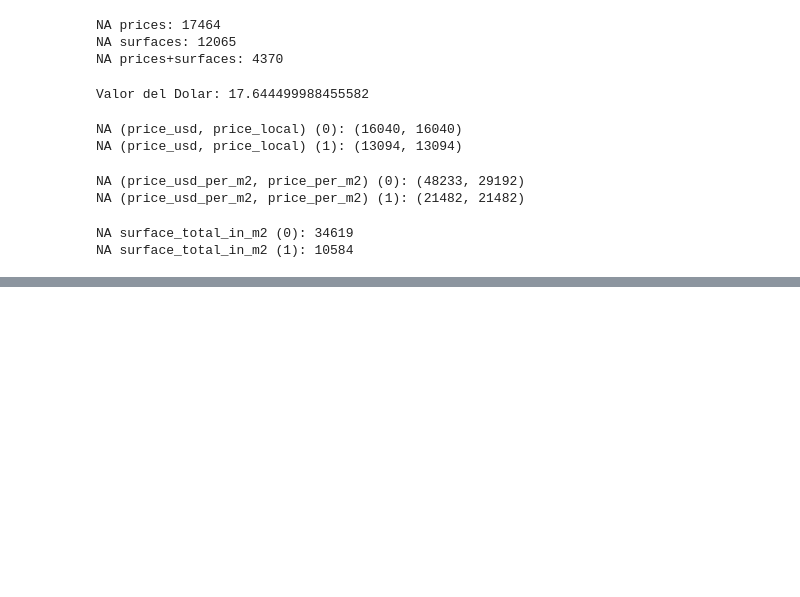
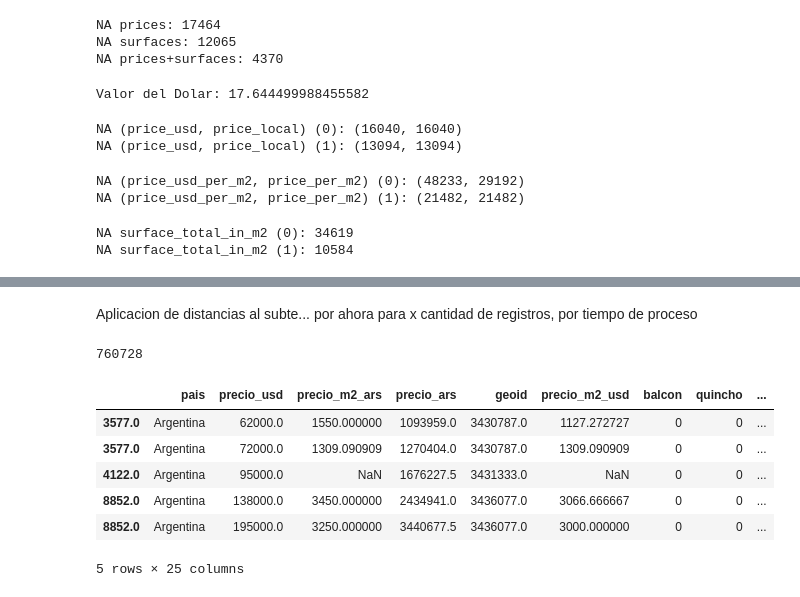
Before and after one commit to DH-DSBLEND-0420-grupo3/desafio-1, a Jupyter notebook: clean.ipynb, the cells around one changed output, grey strips where cells are left out. Saved outputs shown, nothing was run; the diff lists cells and outputs as text; code cells hidden in the pictures; blank space fills up the shorter version.

Commit message:
uso data subtes

```diff
--- a/clean.ipynb
+++ b/clean.ipynb
@@ -551,0 +556,45 @@ s
+# %% [markdown]
+Aplicacion de distancias al subte... por ahora para x cantidad de registros, por tiempo de proceso
+# %%
+def haversine(Olat,Olon, Dlat,Dlon):
+
+    radius = 6371.  # km
+
+    d_lat = np.radians(Dlat - Olat)
+    d_lon = np.radians(Dlon - Olon)
+    a = (np.sin(d_lat / 2.) * np.sin(d_lat / 2.) +
+         np.cos(np.radians(Olat)) * np.cos(np.radians(Dlat)) *
+         np.sin(d_lon / 2.) * np.sin(d_lon / 2.))
+    c = 2. * np.arctan2(np.sqrt(a), np.sqrt(1. - a))
+    d = radius * c
+    return d
+def searchClosestSubDistance(dataSubte,lat,long):
+    dataSubte['dist'] = dataSubte.apply(lambda x: haversine(x['lat'], x['long'],lat,long), axis=1)
+    return dataSubte['dist'].min()#dist
+# %%
+dataSubte     = pd.read_csv("./data/estaciones-de-subte.csv", sep = ",", low_memory=False)
+#dataSubte.head()
+#dataSubte.loc[[1], ['estacion']]
+mask = (pd.notnull(data.lat)) & (pd.notnull(data.lng)) & (data.estado == 'Capital Federal')
+print(data[mask].size)
+data2 = data[mask].head(5000)
+#data2.head()
+
+#ind = dataSubte['long'].argmin()
+#print(dataSubte.loc[[ind], ['long']])
+#print(dataSubte['long'].min())
+#data['distsubte'].head()
+# %% [output]
+760728
+# %%
+data2['dist'] = data2.apply(lambda x:  searchClosestSubDistance(dataSubte,x['lat'],x['lng']), axis=1)
+#data2['dist'] = data2.apply(lambda x:  1, axis=1)
+data2.head()
+# %% [output]
+|  | pais | precio_usd | precio_m2_ars | precio_ars | geoid | precio_m2_usd | balcon | quincho | ... |
+| 3577.0 | Argentina | 62000.0 | 1550.000000 | 1093959.0 | 3430787.0 | 1127.272727 | 0 | 0 | ... |
+| 3577.0 | Argentina | 72000.0 | 1309.090909 | 1270404.0 | 3430787.0 | 1309.090909 | 0 | 0 | ... |
+| 4122.0 | Argentina | 95000.0 | NaN | 1676227.5 | 3431333.0 | NaN | 0 | 0 | ... |
+| 8852.0 | Argentina | 138000.0 | 3450.000000 | 2434941.0 | 3436077.0 | 3066.666667 | 0 | 0 | ... |
+| 8852.0 | Argentina | 195000.0 | 3250.000000 | 3440677.5 | 3436077.0 | 3000.000000 | 0 | 0 | ... |
+5 rows × 25 columns
```
Also changed, not shown: parts of 7 cells of this notebook.
